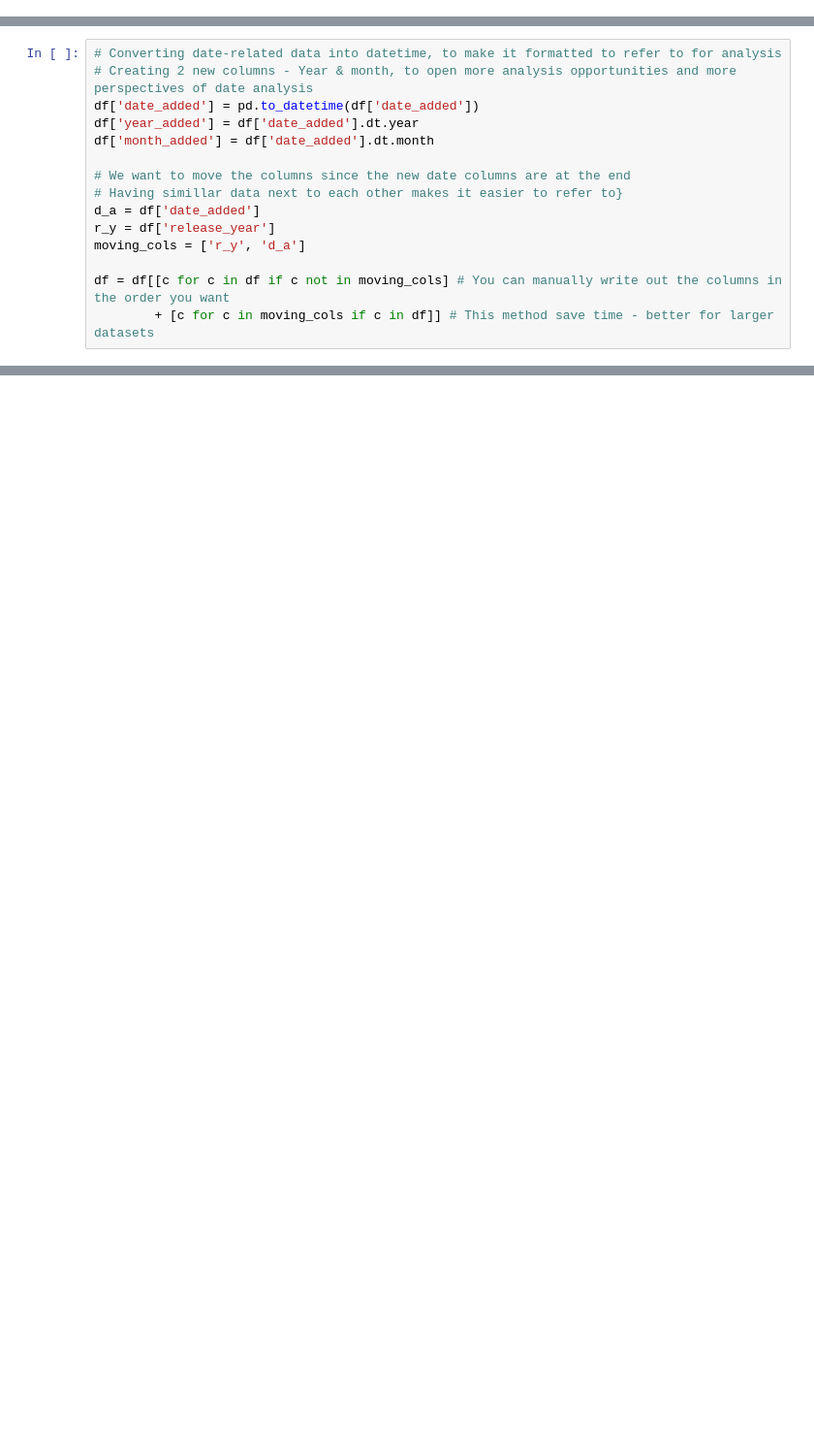
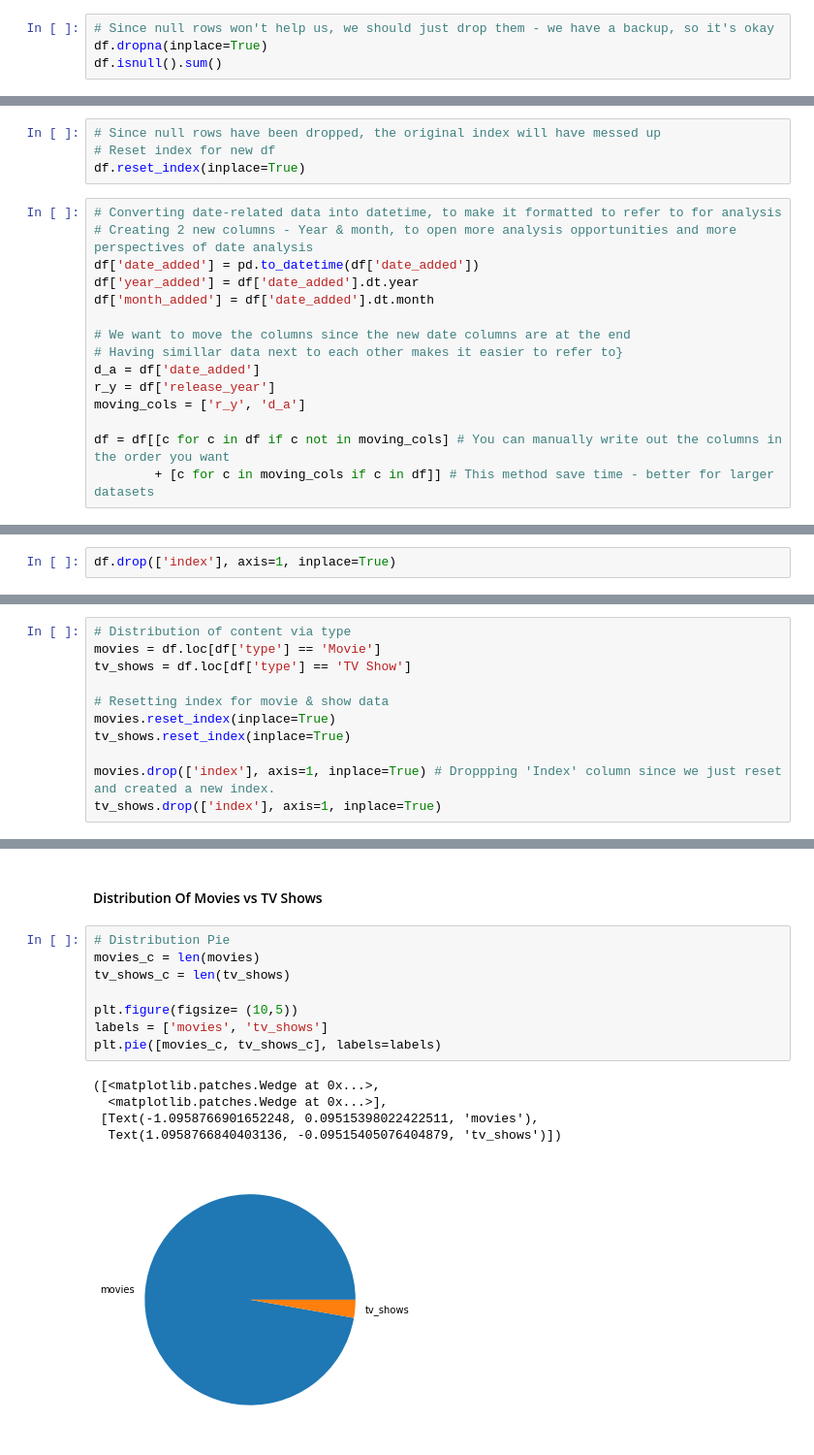
Before and after one commit to SunpreetSChahal/Netflix_EDA-ML, a Jupyter notebook: Netflix Data - EDA and ML Practice.ipynb, the cells around one changed output, grey strips where cells are left out. Shown at 97% size. Saved outputs shown, nothing was run; the diff lists cells and outputs as text; blank space fills up the shorter version.

```diff
--- a/Netflix Data - EDA and ML Practice.ipynb
+++ b/Netflix Data - EDA and ML Practice.ipynb
@@ -66,3 +65,7 @@ duration           3
 listed_in          0
 description        0
 dtype: int64
+# %%
+# Since null rows won't help us, we should just drop them - we have a backup, so it's okay
+df.dropna(inplace=True)
+df.isnull().sum()
@@ -69,3 +86,7 @@ dtype: int64
+# %%
+# Since null rows have been dropped, the original index will have messed up
+# Reset index for new df
+df.reset_index(inplace=True)
 # %%
 # Converting date-related data into datetime, to make it formatted to refer to for analysis
 # Creating 2 new columns - Year & month, to open more analysis opportunities and more perspectives of date analysis
@@ -212,0 +107,2 @@ plt.minorticks_on()
+# %%
+df.drop(['index'], axis=1, inplace=True)
@@ -212,0 +121,11 @@ plt.minorticks_on()
+# %%
+# Distribution of content via type
+movies = df.loc[df['type'] == 'Movie']
+tv_shows = df.loc[df['type'] == 'TV Show']
+
+# Resetting index for movie & show data
+movies.reset_index(inplace=True)
+tv_shows.reset_index(inplace=True)
+
+movies.drop(['index'], axis=1, inplace=True) # Droppping 'Index' column since we just reset and created a new index.
+tv_shows.drop(['index'], axis=1, inplace=True)
@@ -212,0 +152,16 @@ plt.minorticks_on()
+# %% [markdown]
+#### Distribution Of Movies vs TV Shows
+# %%
+# Distribution Pie
+movies_c = len(movies)
+tv_shows_c = len(tv_shows)
+
+plt.figure(figsize= (10,5))
+labels = ['movies', 'tv_shows']
+plt.pie([movies_c, tv_shows_c], labels=labels)
+# %% [output]
+([<matplotlib.patches.Wedge at 0x...>,
+  <matplotlib.patches.Wedge at 0x...>],
+ [Text(-1.0958766901652248, 0.09515398022422511, 'movies'),
+  Text(1.0958766840403136, -0.09515405076404879, 'tv_shows')])
+[figure, added]
```
Also changed, not shown: parts of 45 cells of this notebook.
